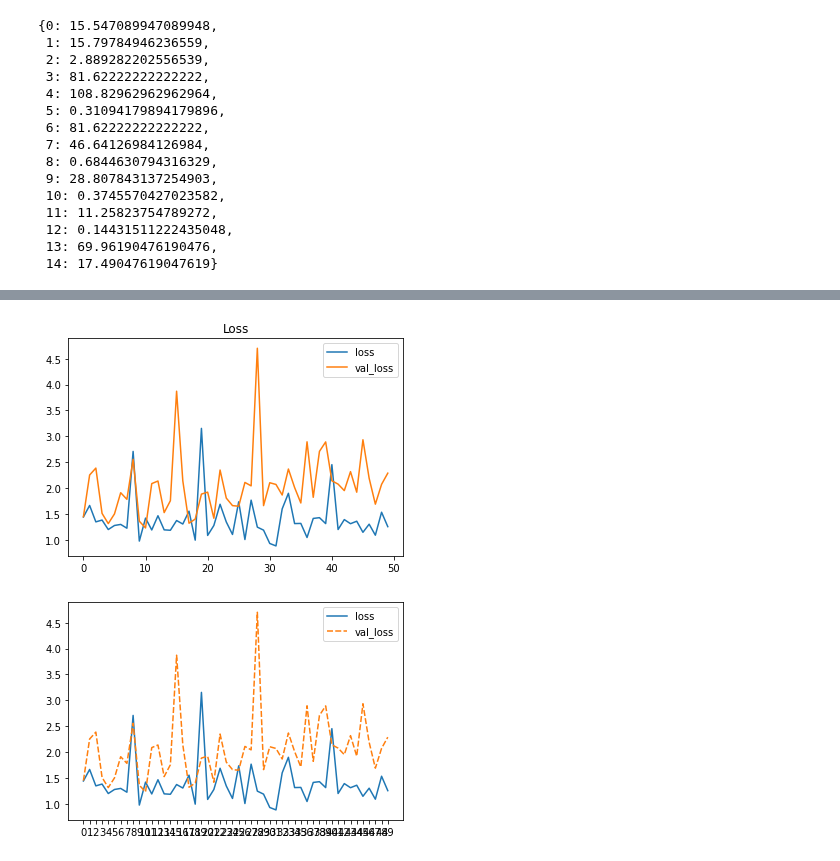
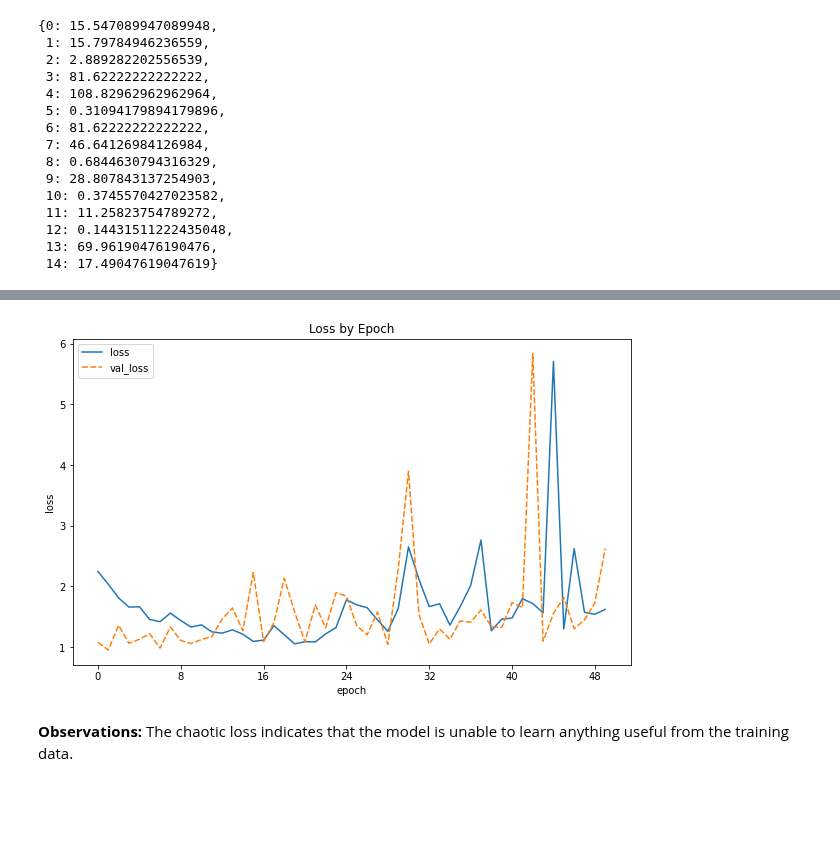
Before and after one commit to dmclark53/Springboard, a Jupyter notebook: Capstone-Project-Three/notebooks/1.0-dc-deep-learning.ipynb, the cells around one changed output, grey strips where cells are left out. Saved outputs shown, nothing was run; the diff lists cells and outputs as text; code cells hidden in the pictures; blank space fills up the shorter version.

```diff
--- a/Capstone-Project-Three/notebooks/1.0-dc-deep-learning.ipynb
+++ b/Capstone-Project-Three/notebooks/1.0-dc-deep-learning.ipynb
@@ -357,6 +370,6 @@ model_1.compile(optimizer='rmsprop',
                     metrics.Precision(),
                     metrics.Recall()
                 ])
-history_1 = model_1.fit(X_train_normalized, y_train_one_hot, validation_data=(X_val, y_val), epochs=50, batch_size=64, class_weight=class_weights_dict)
+results_2 = model_1.fit(X_train_normalized, y_train_one_hot, validation_data=(X_val, y_val), epochs=50, batch_size=64, class_weight=class_weights_dict)
 # %% [output]
 Epoch 1/50
@@ -411,13 +396,6 @@ plt.show()
-# %%
-df_history.loc[:, ['loss', 'val_loss']].plot.line()
-plt.title('Loss')
-plt.show()
-# %% [output]
-[figure, removed]
-# %%
-g = sns.lineplot(data=df_history.loc[:, ['loss', 'val_loss']])
-g.set_xticks(df_history.index)
-g.set_xticklabels(df_history.index)
-plt.show()
-# %% [output]
-[figure, removed]
+# %%
+em.plot_train_val_losses(results_2)
+# %% [output]
+[figure, added]
+# %% [markdown]
+**Observations:** The chaotic loss indicates that the model is unable to learn anything useful from the training data.
```
Also changed, not shown: parts of 13 cells of this notebook, 1 other file.
